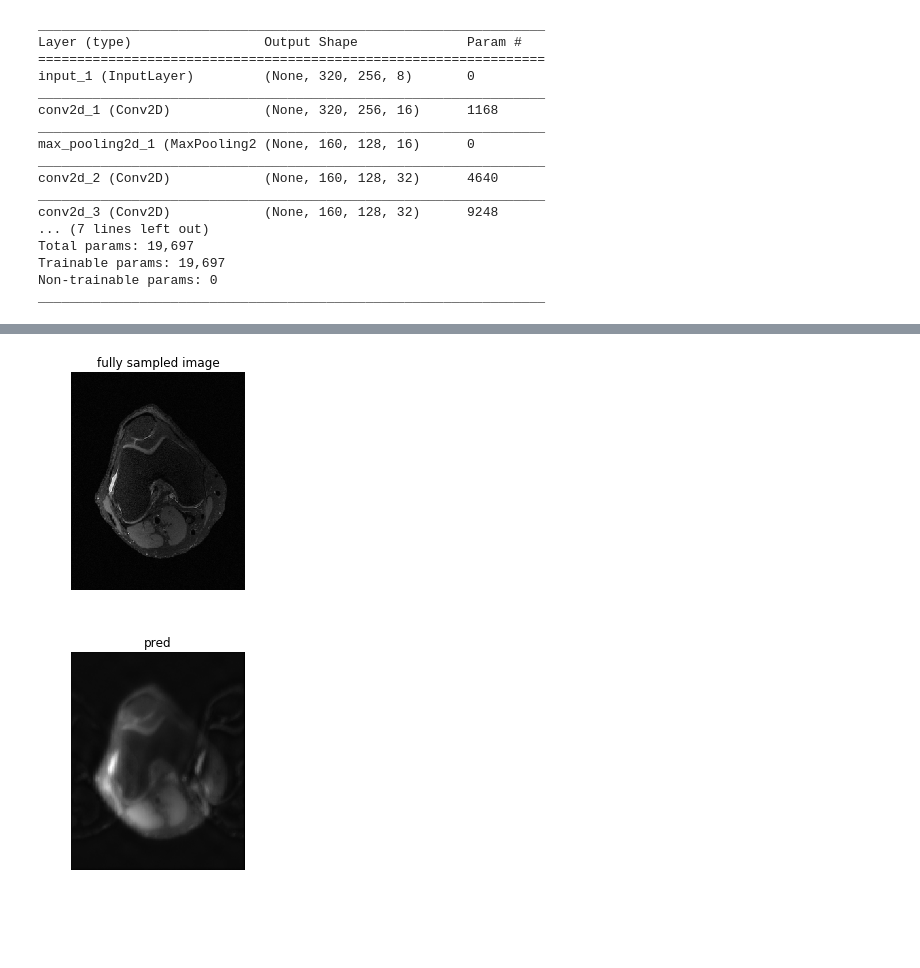
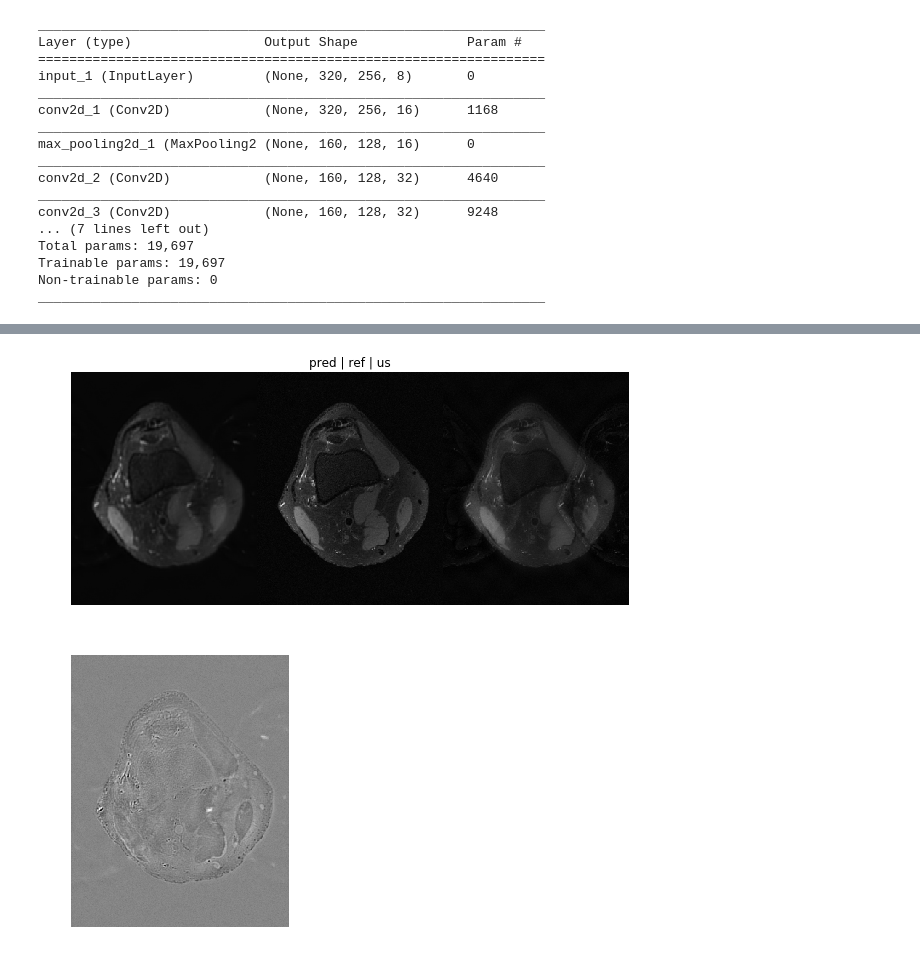
Before and after one commit to ecat/cs231n, a Jupyter notebook: python/UnetTest.ipynb, the cells around one changed output, grey strips where cells are left out. Drawn from its saved outputs; the diff is of its cells as text; code cells hidden in the pictures; blank space fills up the shorter version.

```diff
--- a/python/UnetTest.ipynb
+++ b/python/UnetTest.ipynb
@@ -7,9 +7,10 @@ import dataset as dd # custom dataset class
 import unet
 from unet import UNet, shortcuts
 
-%load_ext autoreload # so that when you change an imported file, it changes in the notebook
+# so that when you change an imported file, it changes in the notebook
+%load_ext autoreload
 %autoreload 2
-%matplotlib inline
+%matplotlib notebook
 
 # Cleaning up variables to prevent loading data multiple times (which may cause memory issue)
 try:
@@ -19,10 +20,11 @@ try:
 except:
    pass
 
-# Load the raw CIFAR-10 data.
 im_ref, im_us = dd.get_dataset(1)
 X_train, y_train = (im_us,  im_ref)
-X_test, y_test = (X_train, y_train)
+
+im_ref_test, im_us_test = dd.get_dataset(3)
+X_test, y_test = (im_us_test, im_ref_test)
 # %%
 print('Training data shape: ', X_train.shape)
 print('Training labels shape: ', y_train.shape)
@@ -82,17 +99,26 @@ plt.show()
 # %%
-pred = U.predict(X_train)
+pred = U.predict(X_test)
-# %%
-slice_to_show = 160
-
-plt.imshow(im_ref[slice_to_show, :, :, 0], cmap='gray')
-plt.title('fully sampled image')
-plt.axis('off')
-plt.show()
-
-plt.imshow(pred[slice_to_show, :, :, 0], cmap='gray')
-plt.title('pred')
-plt.axis('off')
-plt.show()
-# %% [output]
-[figure, removed]
-[figure, removed]
+# %%
+slice_to_show = 100
+
+def sos(im, axis):
+    return np.sqrt(np.sum(np.power(im, 2), axis=axis))
+
+im1 = im_ref_test[slice_to_show, :, :, 0]
+im2 = sos(im_us_test[slice_to_show, :, :, :], axis=2)
+im3 = pred[slice_to_show, :, :, 0]
+
+
+fig = plt.figure(figsize=(10, 10))
+plt.imshow(np.hstack((im3, im1, im2)), cmap='gray')
+plt.title('pred | ref | us')
+plt.axis('off')
+plt.show()
+
+fig = plt.figure(figsize=(5, 5))
+plt.imshow(im3 - im1, cmap='gray')
+plt.axis('off')
+plt.show()
+# %% [output]
+[figure, added]
+[figure, added]
```
Also changed, not shown: parts of 2 cells of this notebook, 2 other files.
